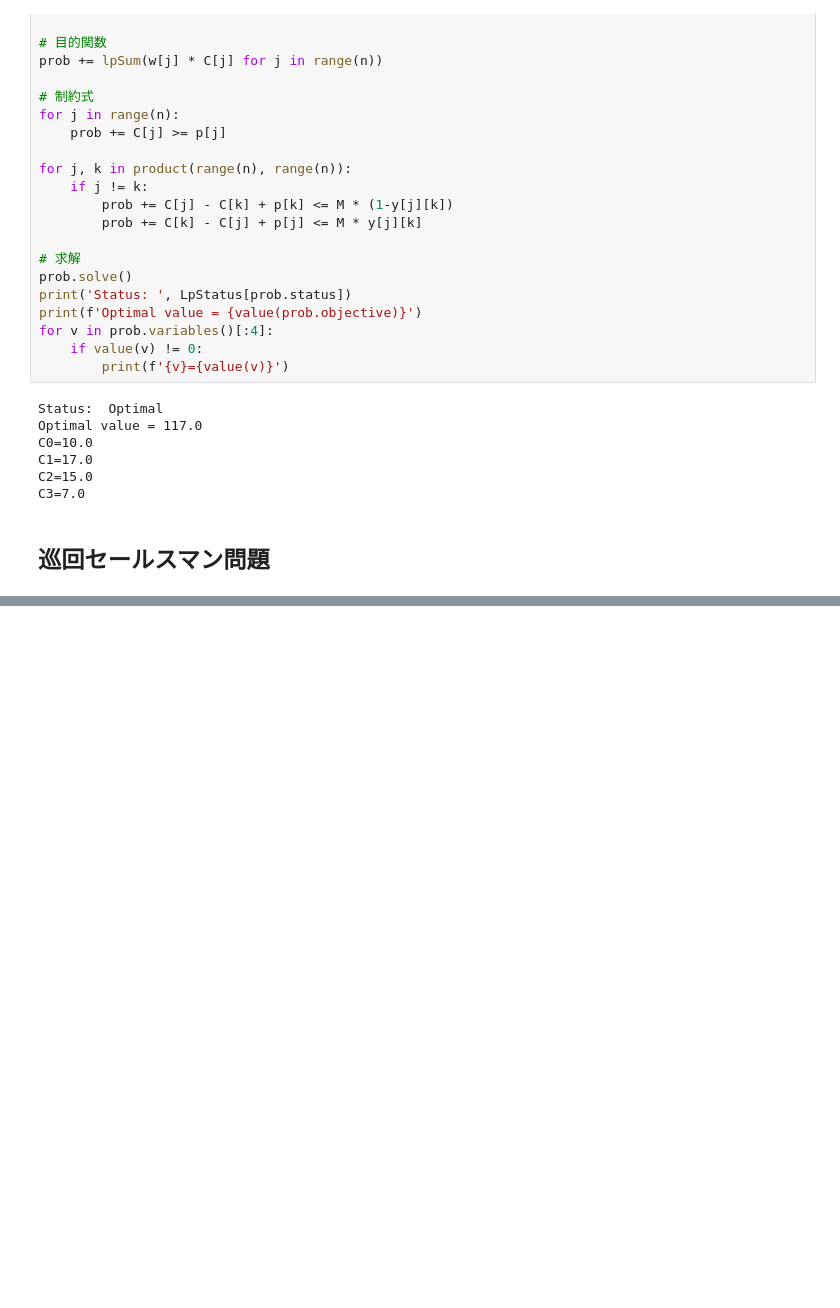
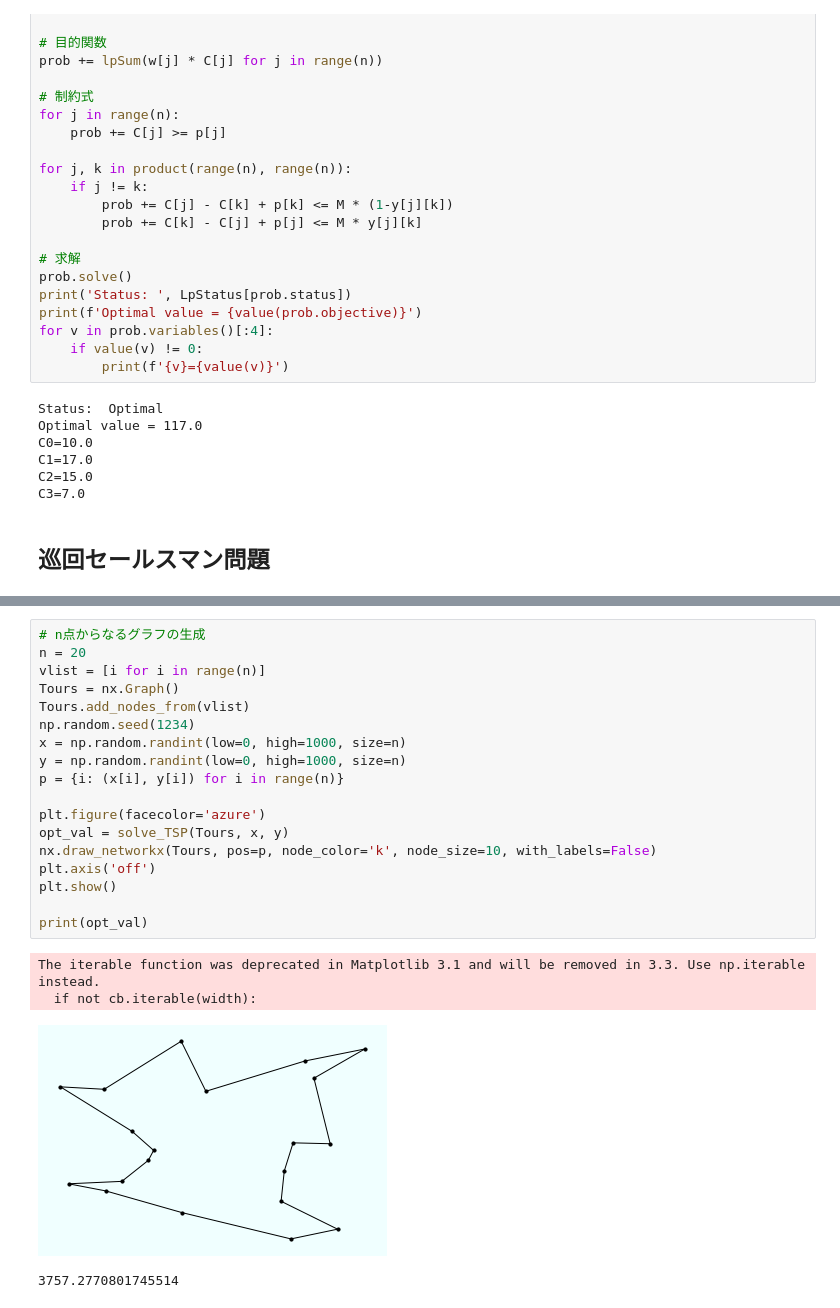
Before and after one commit to Kengo6165/Optimization, a Jupyter notebook: Thesis/01_藤江_2012_整数計画法による定式化入門/整数計画法による定式化入門.ipynb, the cells around one changed output, grey strips where cells are left out. Drawn from its saved outputs; the diff is of its cells as text; blank space fills up the shorter version.

```diff
--- a/Thesis/01_藤江_2012_整数計画法による定式化入門/整数計画法による定式化入門.ipynb
+++ b/Thesis/01_藤江_2012_整数計画法による定式化入門/整数計画法による定式化入門.ipynb
@@ -289,0 +354,23 @@ C3=7.0
+# %%
+# n点からなるグラフの生成
+n = 20
+vlist = [i for i in range(n)]
+Tours = nx.Graph()
+Tours.add_nodes_from(vlist)
+np.random.seed(1234)
+x = np.random.randint(low=0, high=1000, size=n)
+y = np.random.randint(low=0, high=1000, size=n)
+p = {i: (x[i], y[i]) for i in range(n)}
+
+plt.figure(facecolor='azure')
+opt_val = solve_TSP(Tours, x, y)
+nx.draw_networkx(Tours, pos=p, node_color='k', node_size=10, with_labels=False)
+plt.axis('off')
+plt.show()
+
+print(opt_val)
+# %% [output]
+The iterable function was deprecated in Matplotlib 3.1 and will be removed in 3.3. Use np.iterable instead.
+  if not cb.iterable(width):
+[figure, added]
+3757.2770801745514
```
Also changed, not shown: parts of 14 cells of this notebook, 10 other files.
